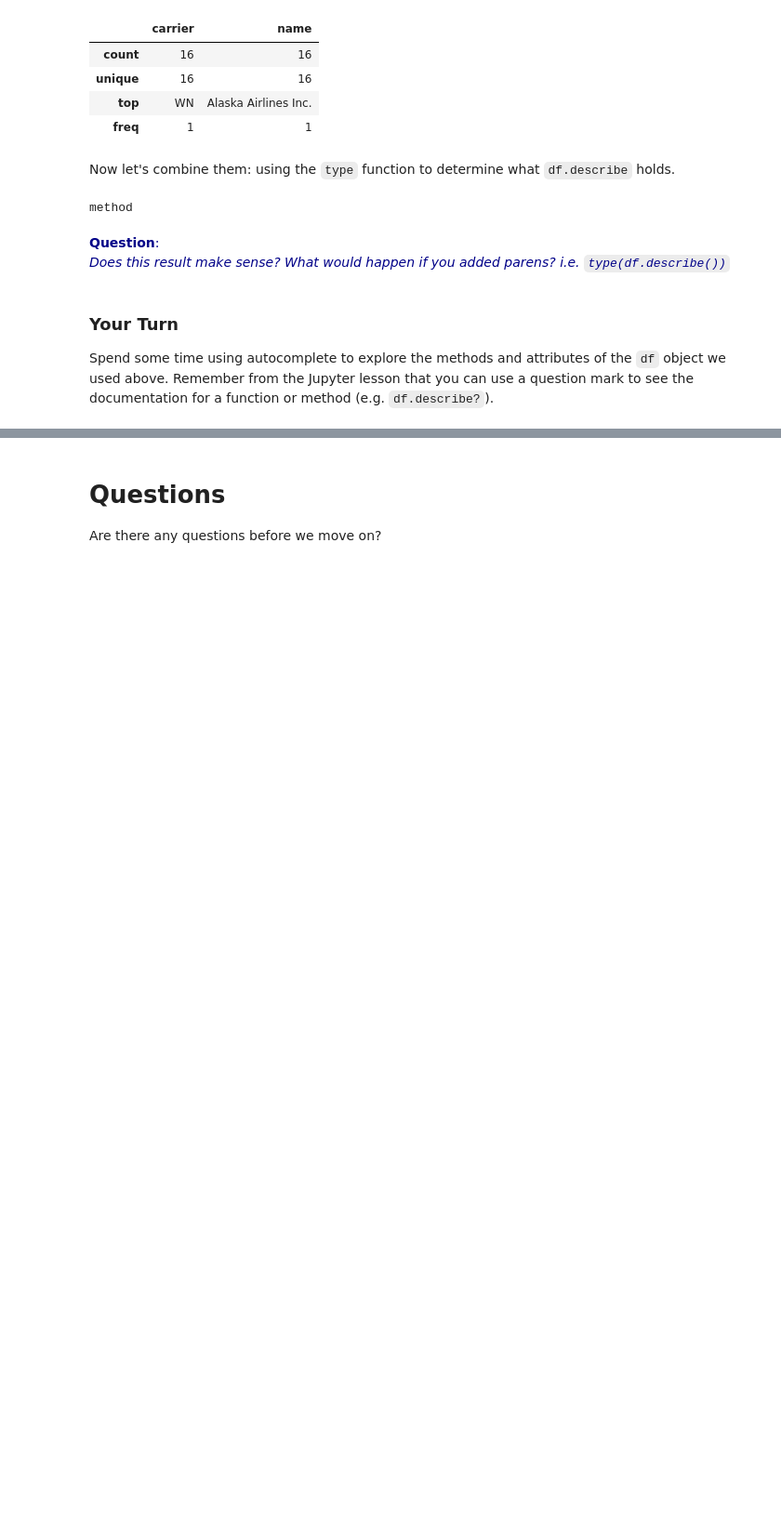
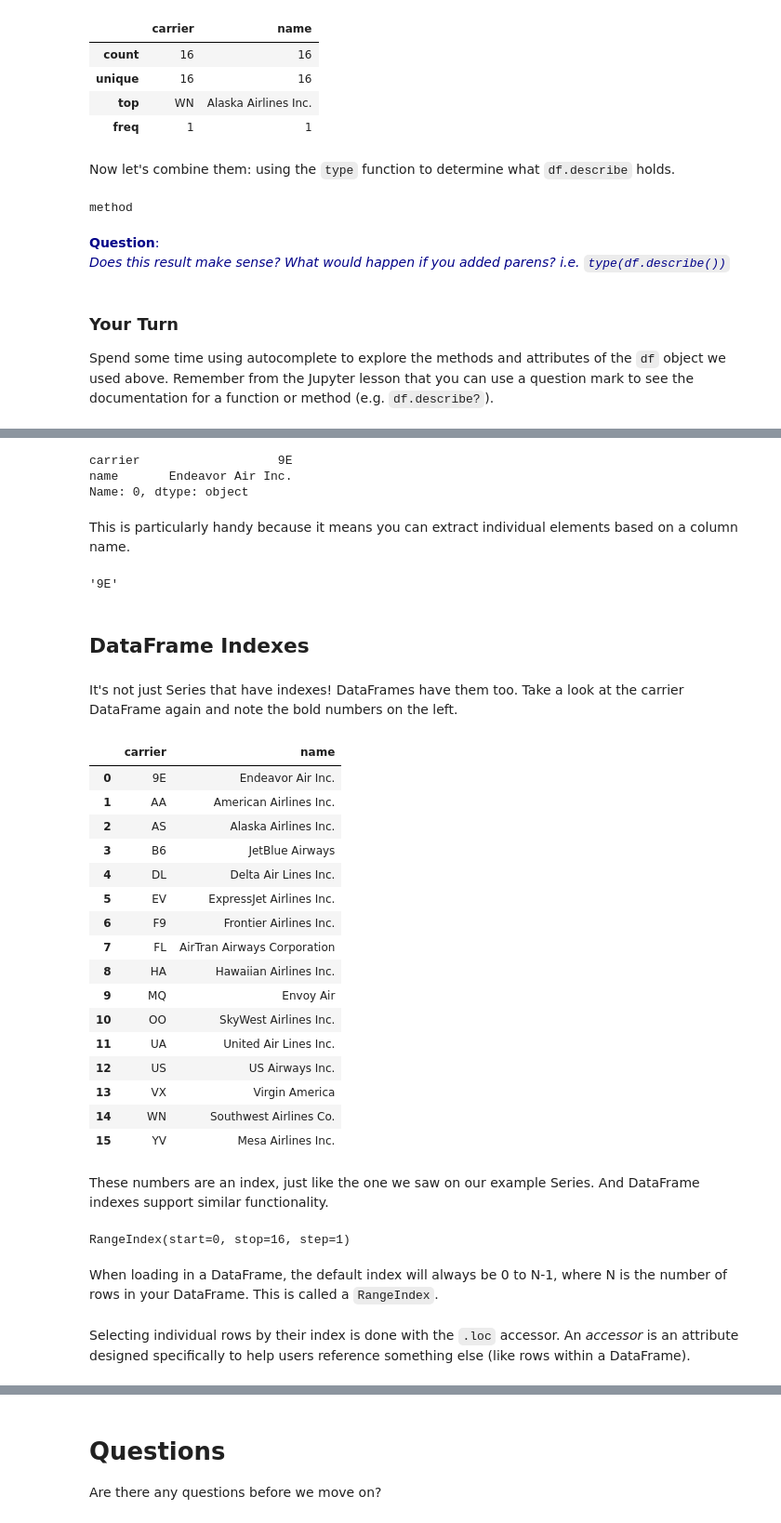
Before and after one commit to uc-python/intro-python-datasci, a Jupyter notebook: notebooks/packages_modules_methods_functions.ipynb, the cells around one changed output, grey strips where cells are left out. Shown: that part at 93% size. Drawn from its saved outputs; the diff is of its cells as text; code cells hidden in the pictures; blank space fills up the shorter version.

Commit message:
Add Index material to packages notebook.

```diff
--- a/notebooks/packages_modules_methods_functions.ipynb
+++ b/notebooks/packages_modules_methods_functions.ipynb
@@ -192,0 +375,54 @@ Remember from the Jupyter lesson that you can use a question mark to see the doc
+# %%
+# Note that the index is ['carrier', 'name']
+first_row = df.loc[0]
+first_row
+# %% [output]
+carrier                   9E
+name       Endeavor Air Inc.
+Name: 0, dtype: object
+# %% [markdown]
+This is particularly handy because it means you can extract individual elements based on a column name.
+# %%
+first_row['carrier']
+# %% [output]
+'9E'
+# %% [markdown]
+## DataFrame Indexes
+# %% [markdown]
+It's not just Series that have indexes!
+DataFrames have them too.
+Take a look at the carrier DataFrame again and note the bold numbers on the left.
+# %%
+df
+# %% [output]
+|  | carrier | name |
+| 0 | 9E | Endeavor Air Inc. |
+| 1 | AA | American Airlines Inc. |
+| 2 | AS | Alaska Airlines Inc. |
+| 3 | B6 | JetBlue Airways |
+| 4 | DL | Delta Air Lines Inc. |
+| 5 | EV | ExpressJet Airlines Inc. |
+| 6 | F9 | Frontier Airlines Inc. |
+| 7 | FL | AirTran Airways Corporation |
+| 8 | HA | Hawaiian Airlines Inc. |
+| 9 | MQ | Envoy Air |
+| 10 | OO | SkyWest Airlines Inc. |
+| 11 | UA | United Air Lines Inc. |
+| 12 | US | US Airways Inc. |
+| 13 | VX | Virgin America |
+| 14 | WN | Southwest Airlines Co. |
+| 15 | YV | Mesa Airlines Inc. |
+# %% [markdown]
+These numbers are an index, just like the one we saw on our example Series.
+And DataFrame indexes support similar functionality.
+# %%
+# Our index is a range from 0 (inclusive) to 16 (exclusive).
+df.index
+# %% [output]
+RangeIndex(start=0, stop=16, step=1)
+# %% [markdown]
+When loading in a DataFrame, the default index will always be 0 to N-1, where N is the number of rows in your DataFrame.
+This is called a `RangeIndex`.
+# %% [markdown]
+Selecting individual rows by their index is done with the `.loc` accessor.
+An *accessor* is an attribute designed specifically to help users reference something else (like rows within a DataFrame).
```
Also changed, not shown: parts of 41 cells of this notebook, 1 other file.
